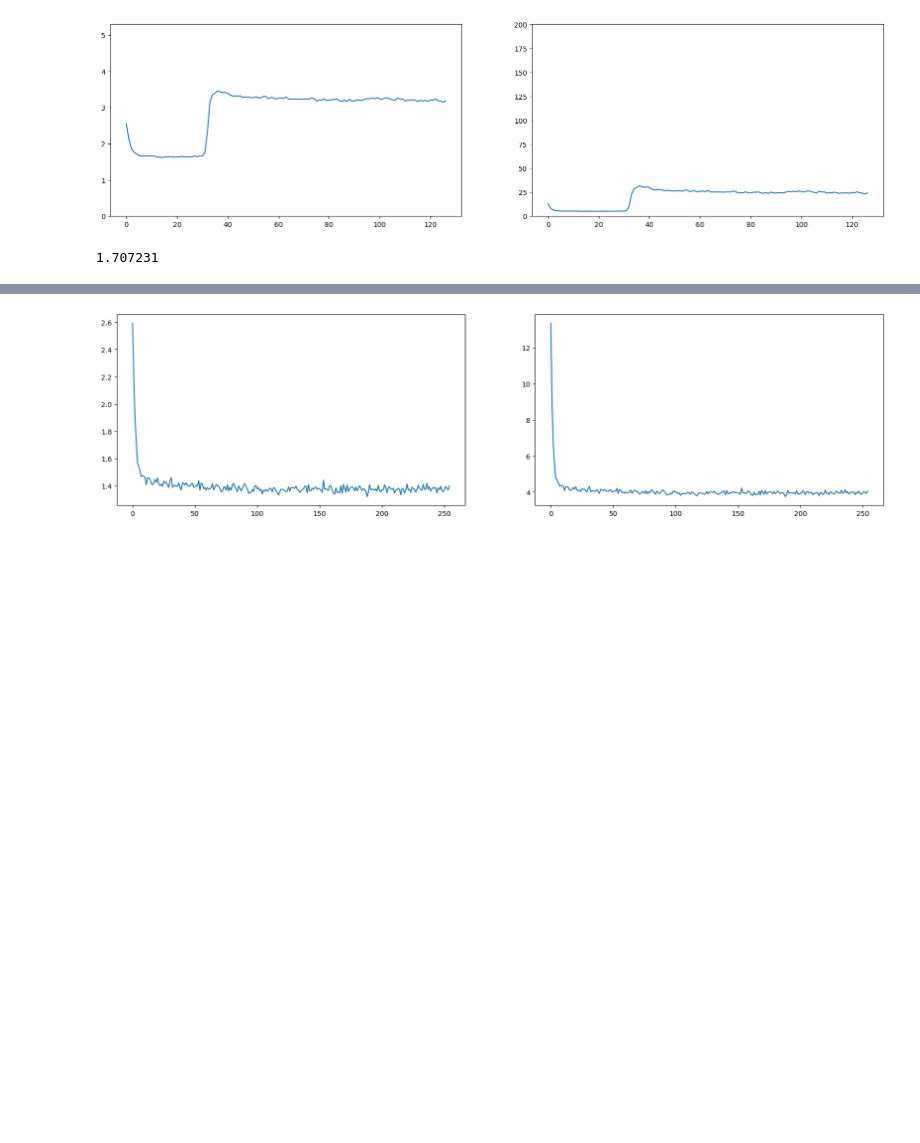
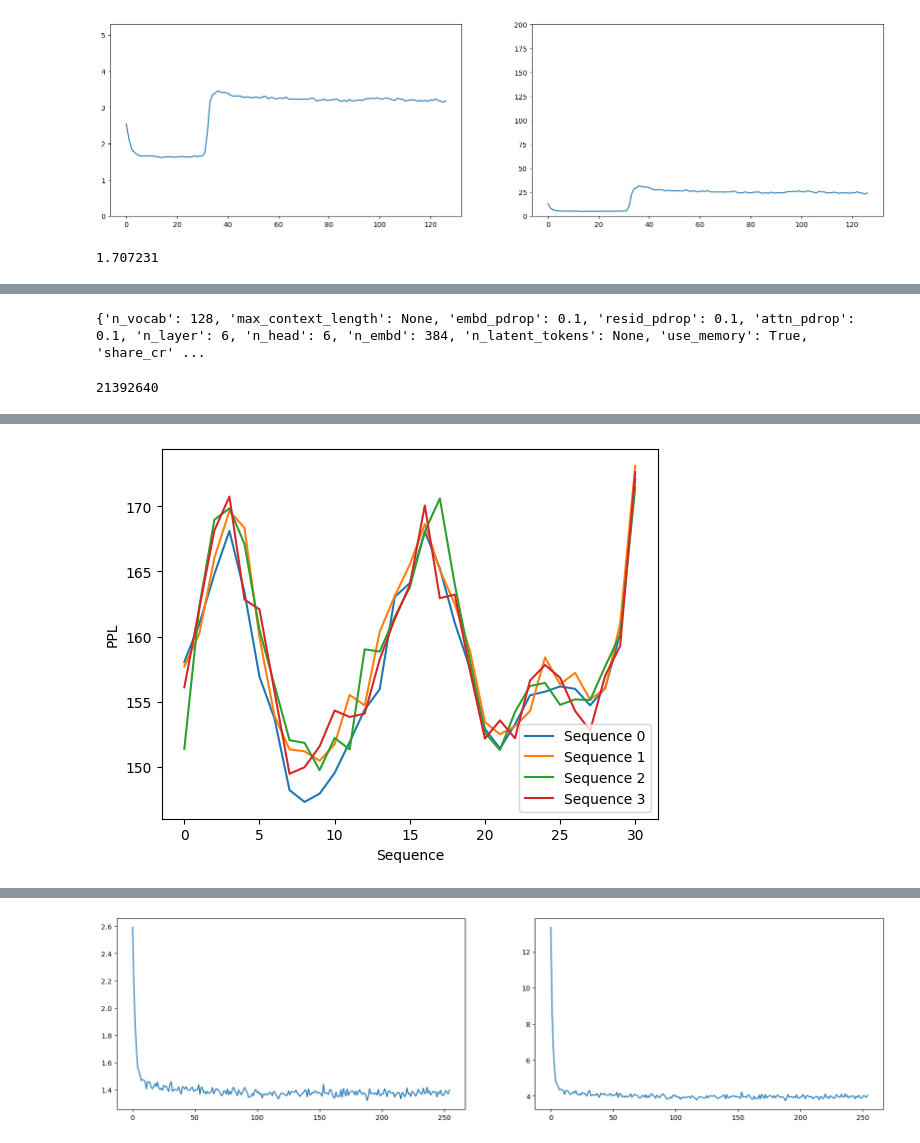
Before and after one commit to akarshkumar0101/transformer-memory, a Jupyter notebook: skip/debug.ipynb, the cells around one changed output, grey strips where cells are left out. Saved outputs shown, nothing was run; the diff lists cells and outputs as text; code cells hidden in the pictures; blank space fills up the shorter version.

```diff
--- a/skip/debug.ipynb
+++ b/skip/debug.ipynb
@@ -89,0 +210,12 @@ losses[:32].mean()
+# %%
+config_net = longrange.get_config("longrange1")
+print(config_net)
+net = longrange.LongRangeGPT(**config_net)
+util.count_params(net)
+# %% [output]
+{'n_vocab': 128, 'max_context_length': None, 'embd_pdrop': 0.1, 'resid_pdrop': 0.1, 'attn_pdrop': 0.1, 'n_layer': 6, 'n_head': 6, 'n_embd': 384, 'n_latent_tokens': None, 'use_memory': True, 'share_cr' ...
+21392640
+# %%
+losses, fbin2loss = evaluate.evaluate_longrange(ds_test, net, 100, 32, 4, 32, 'cuda:0', tqdm=tqdm)
+plot_results(losses, fbin2loss)
+# %% [output]
@@ -89,0 +226 @@ losses[:32].mean()
+[figure, added]
```
Also changed, not shown: parts of 28 cells of this notebook, 9 other files.
